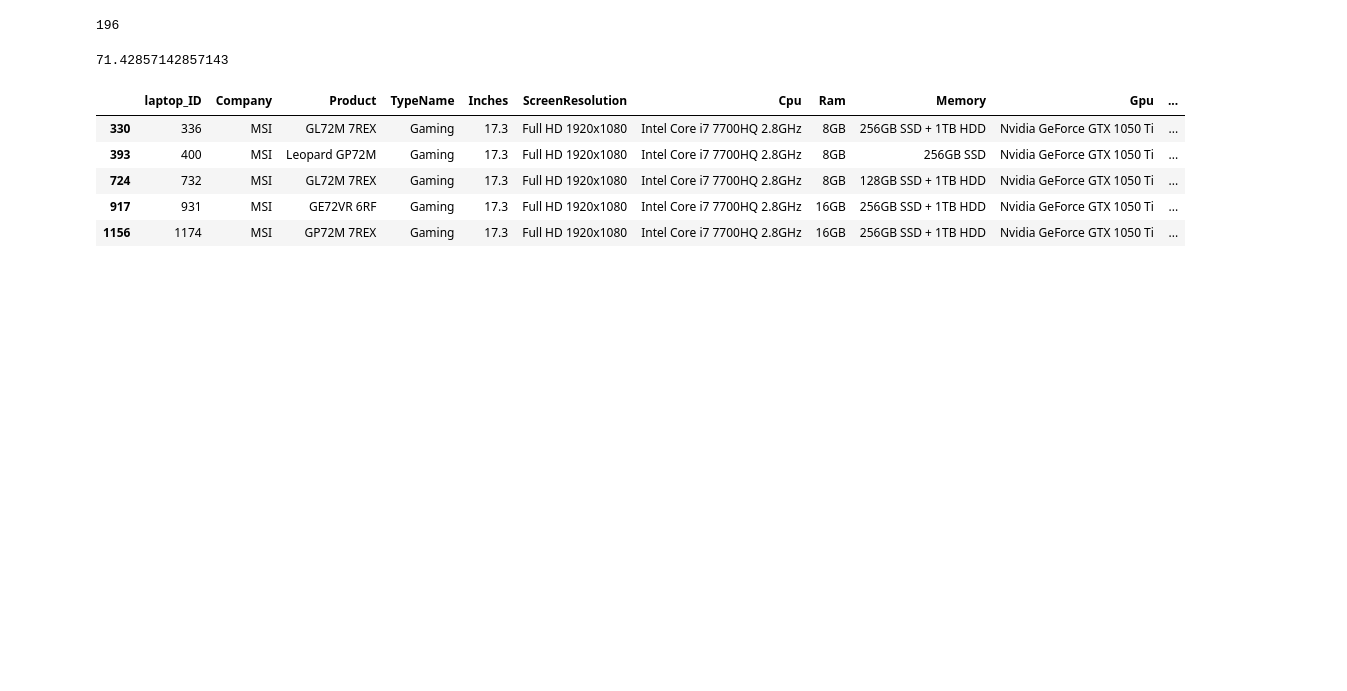
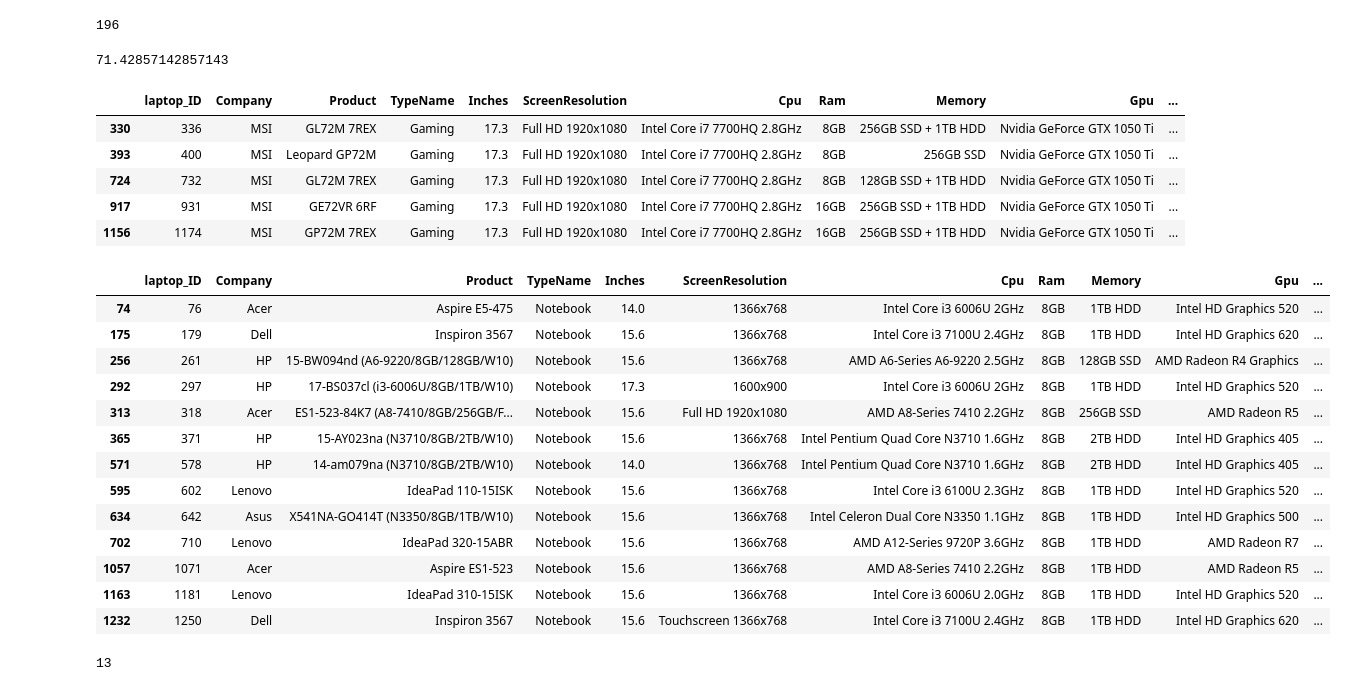
Before and after one commit to OAVarfolomeeva/-, a Jupyter notebook: Untitled2.ipynb, the cells around one changed output. Drawn from its saved outputs; the diff is of its cells as text; code cells hidden in the pictures; blank space fills up the shorter version.

```diff
--- a/Untitled2.ipynb
+++ b/Untitled2.ipynb
@@ -216,3 +218,25 @@ df[(df['Company'] == 'MSI') & (df['Gpu'] == 'Nvidia GeForce GTX 1050 Ti') & (df[
 | 724 | 732 | MSI | GL72M 7REX | Gaming | 17.3 | Full HD 1920x1080 | Intel Core i7 7700HQ 2.8GHz | 8GB | 128GB SSD + 1TB HDD | Nvidia GeForce GTX 1050 Ti | ... |
 | 917 | 931 | MSI | GE72VR 6RF | Gaming | 17.3 | Full HD 1920x1080 | Intel Core i7 7700HQ 2.8GHz | 16GB | 256GB SSD + 1TB HDD | Nvidia GeForce GTX 1050 Ti | ... |
 | 1156 | 1174 | MSI | GP72M 7REX | Gaming | 17.3 | Full HD 1920x1080 | Intel Core i7 7700HQ 2.8GHz | 16GB | 256GB SSD + 1TB HDD | Nvidia GeForce GTX 1050 Ti | ... |
+# %%
+podbor = df[(df['TypeName'] == 'Notebook') & ((df['Ram'] == '8GB') | (df['Ram'] == '16GB')) & (df['OpSys'] == 'Windows 10') & (df['Price_euros'] < 500)]
+podbor
+# %% [output]
+|  | laptop_ID | Company | Product | TypeName | Inches | ScreenResolution | Cpu | Ram | Memory | Gpu | ... |
+| 74 | 76 | Acer | Aspire E5-475 | Notebook | 14.0 | 1366x768 | Intel Core i3 6006U 2GHz | 8GB | 1TB HDD | Intel HD Graphics 520 | ... |
+| 175 | 179 | Dell | Inspiron 3567 | Notebook | 15.6 | 1366x768 | Intel Core i3 7100U 2.4GHz | 8GB | 1TB HDD | Intel HD Graphics 620 | ... |
+| 256 | 261 | HP | 15-BW094nd (A6-9220/8GB/128GB/W10) | Notebook | 15.6 | 1366x768 | AMD A6-Series A6-9220 2.5GHz | 8GB | 128GB SSD | AMD Radeon R4 Graphics | ... |
+| 292 | 297 | HP | 17-BS037cl (i3-6006U/8GB/1TB/W10) | Notebook | 17.3 | 1600x900 | Intel Core i3 6006U 2GHz | 8GB | 1TB HDD | Intel HD Graphics 520 | ... |
+| 313 | 318 | Acer | ES1-523-84K7 (A8-7410/8GB/256GB/F... | Notebook | 15.6 | Full HD 1920x1080 | AMD A8-Series 7410 2.2GHz | 8GB | 256GB SSD | AMD Radeon R5 | ... |
+| 365 | 371 | HP | 15-AY023na (N3710/8GB/2TB/W10) | Notebook | 15.6 | 1366x768 | Intel Pentium Quad Core N3710 1.6GHz | 8GB | 2TB HDD | Intel HD Graphics 405 | ... |
+| 571 | 578 | HP | 14-am079na (N3710/8GB/2TB/W10) | Notebook | 14.0 | 1366x768 | Intel Pentium Quad Core N3710 1.6GHz | 8GB | 2TB HDD | Intel HD Graphics 405 | ... |
+| 595 | 602 | Lenovo | IdeaPad 110-15ISK | Notebook | 15.6 | 1366x768 | Intel Core i3 6100U 2.3GHz | 8GB | 1TB HDD | Intel HD Graphics 520 | ... |
+| 634 | 642 | Asus | X541NA-GO414T (N3350/8GB/1TB/W10) | Notebook | 15.6 | 1366x768 | Intel Celeron Dual Core N3350 1.1GHz | 8GB | 1TB HDD | Intel HD Graphics 500 | ... |
+| 702 | 710 | Lenovo | IdeaPad 320-15ABR | Notebook | 15.6 | 1366x768 | AMD A12-Series 9720P 3.6GHz | 8GB | 1TB HDD | AMD Radeon R7 | ... |
+| 1057 | 1071 | Acer | Aspire ES1-523 | Notebook | 15.6 | 1366x768 | AMD A8-Series 7410 2.2GHz | 8GB | 1TB HDD | AMD Radeon R5 | ... |
+| 1163 | 1181 | Lenovo | IdeaPad 310-15ISK | Notebook | 15.6 | 1366x768 | Intel Core i3 6006U 2.0GHz | 8GB | 1TB HDD | Intel HD Graphics 520 | ... |
+| 1232 | 1250 | Dell | Inspiron 3567 | Notebook | 15.6 | Touchscreen 1366x768 | Intel Core i3 7100U 2.4GHz | 8GB | 1TB HDD | Intel HD Graphics 620 | ... |
+# %%
+podbor.shape[0]
+# %% [output]
+13
```
Also changed, not shown: parts of 1 cell of this notebook.
